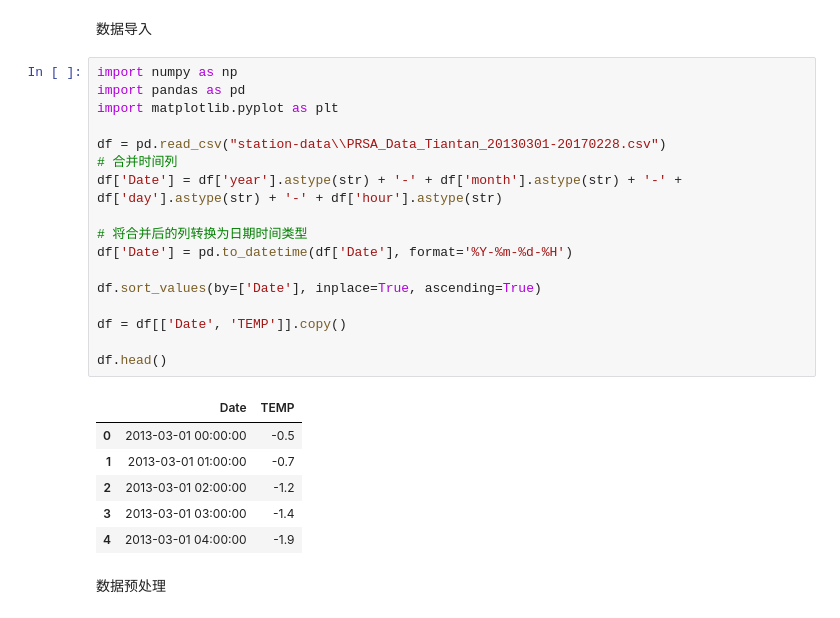
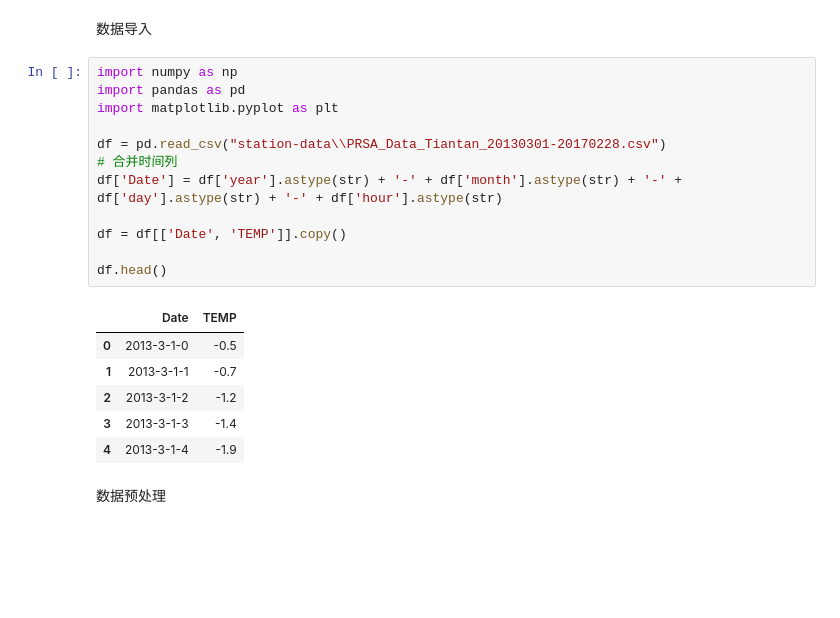
Before and after one commit to BeiFengSama/Long-Time-Series-datas-forcasting, a Jupyter notebook: data/airquility/ARIMA_NEW.ipynb, the cells around one changed output. Cells and saved outputs as stored; diff of their text form; blank space fills up the shorter version.

```diff
--- a/data/airquility/ARIMA_NEW.ipynb
+++ b/data/airquility/ARIMA_NEW.ipynb
@@ -3,27 +3,22 @@
 # %%
 import numpy as np
 import pandas as pd
 import matplotlib.pyplot as plt
 
 df = pd.read_csv("station-data\\PRSA_Data_Tiantan_20130301-20170228.csv")
 # 合并时间列
 df['Date'] = df['year'].astype(str) + '-' + df['month'].astype(str) + '-' + df['day'].astype(str) + '-' + df['hour'].astype(str)
 
-# 将合并后的列转换为日期时间类型
-df['Date'] = pd.to_datetime(df['Date'], format='%Y-%m-%d-%H')
-
-df.sort_values(by=['Date'], inplace=True, ascending=True)
-
 df = df[['Date', 'TEMP']].copy()
 
 df.head()
 # %% [output]
 |  | Date | TEMP |
-| 0 | 2013-03-01 00:00:00 | -0.5 |
-| 1 | 2013-03-01 01:00:00 | -0.7 |
-| 2 | 2013-03-01 02:00:00 | -1.2 |
-| 3 | 2013-03-01 03:00:00 | -1.4 |
-| 4 | 2013-03-01 04:00:00 | -1.9 |
+| 0 | 2013-3-1-0 | -0.5 |
+| 1 | 2013-3-1-1 | -0.7 |
+| 2 | 2013-3-1-2 | -1.2 |
+| 3 | 2013-3-1-3 | -1.4 |
+| 4 | 2013-3-1-4 | -1.9 |
 # %% [markdown]
 数据预处理
 # %% [markdown]
```
Also changed, not shown: parts of 32 cells of this notebook.
